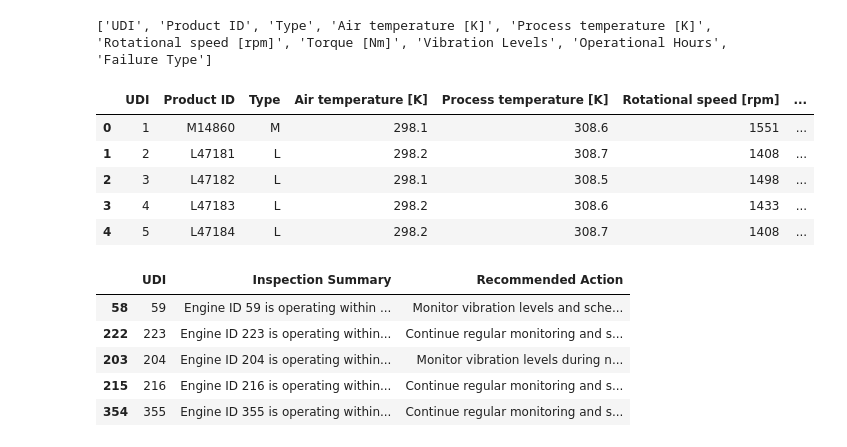
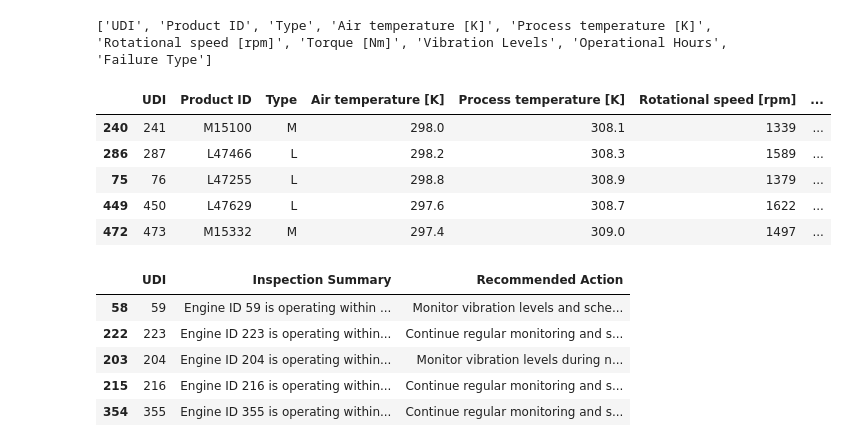
Before and after one commit to 4CDA/predictive_maintenance_decisiontrees, a Jupyter notebook: demo.ipynb, the cells around one changed output. Saved outputs shown, nothing was run; the diff lists cells and outputs as text; code cells hidden in the pictures.

```diff
--- a/demo.ipynb
+++ b/demo.ipynb
@@ -7,15 +7,11 @@ from dotenv import load_dotenv
 from sklearn.metrics import confusion_matrix, classification_report
 import seaborn as sns
 import matplotlib.pyplot as plt
-
+import numpy as np
 # Load the API key from your .env
 load_dotenv(dotenv_path=".env")  # You can give it the path explicitly
 # Define api_key first
 api_key = os.getenv("OPENAI_API_KEY")
-org_id = os.getenv("OPENAI_ORG_ID")
-
-# Then initialize the OpenAI client
-client = OpenAI(api_key=api_key)
 # %% [markdown]
 https://www.kaggle.com/datasets/nair26/predictive-maintenance-of-machines/data
 # %%
@@ -194,14 +159,14 @@ generate_maintenance_report_df[["Inspection Summary", "Recommended Action"]] = g
     axis=1
 )
 # %%
-generate_maintenance_report_df.head()
+generate_maintenance_report_df.sample(5)
 # %% [output]
 |  | UDI | Product ID | Type | Air temperature [K] | Process temperature [K] | Rotational speed [rpm] | ... |
-| 0 | 1 | M14860 | M | 298.1 | 308.6 | 1551 | ... |
-| 1 | 2 | L47181 | L | 298.2 | 308.7 | 1408 | ... |
-| 2 | 3 | L47182 | L | 298.1 | 308.5 | 1498 | ... |
-| 3 | 4 | L47183 | L | 298.2 | 308.6 | 1433 | ... |
-| 4 | 5 | L47184 | L | 298.2 | 308.7 | 1408 | ... |
+| 240 | 241 | M15100 | M | 298.0 | 308.1 | 1339 | ... |
+| 286 | 287 | L47466 | L | 298.2 | 308.3 | 1589 | ... |
+| 75 | 76 | L47255 | L | 298.8 | 308.9 | 1379 | ... |
+| 449 | 450 | L47629 | L | 297.6 | 308.7 | 1622 | ... |
+| 472 | 473 | M15332 | M | 297.4 | 309.0 | 1497 | ... |
 # %%
 generate_maintenance_report_df.to_csv("Data/generate_maintenance_report.csv", index=False)
 # %%
```
Also changed, not shown: parts of 15 cells of this notebook.
